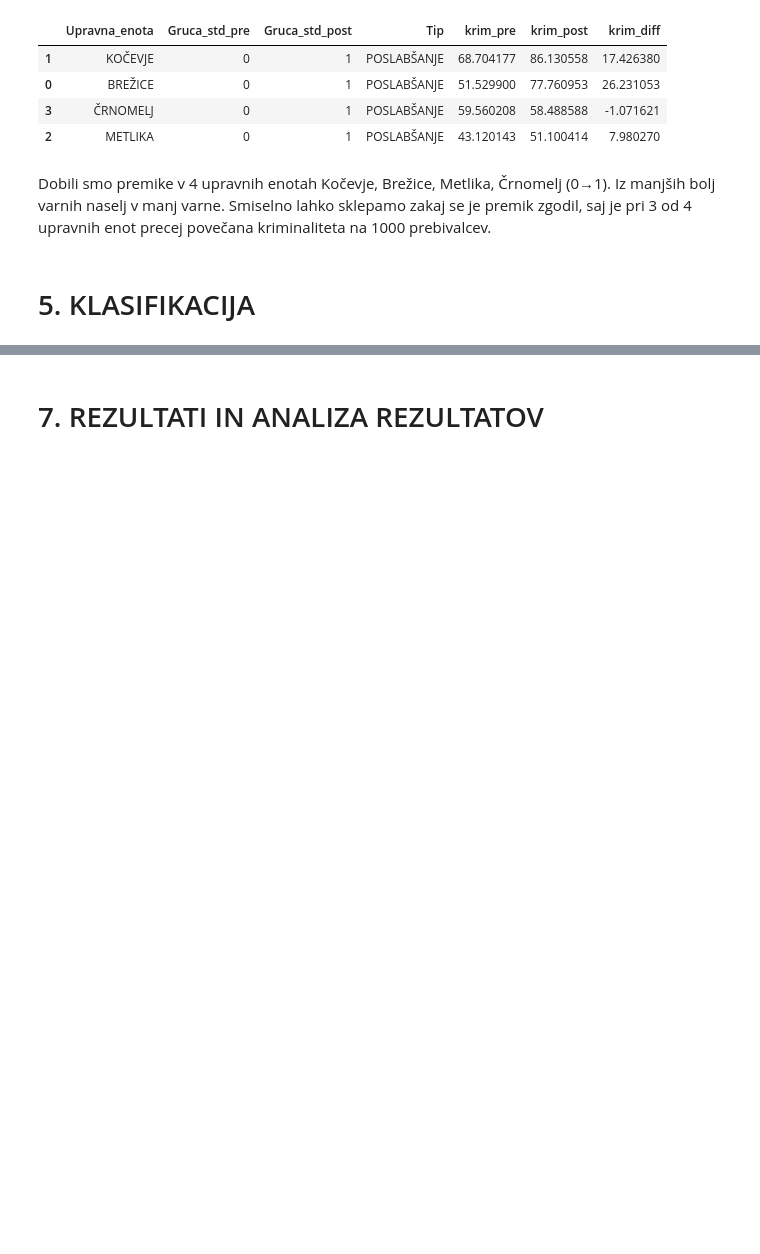
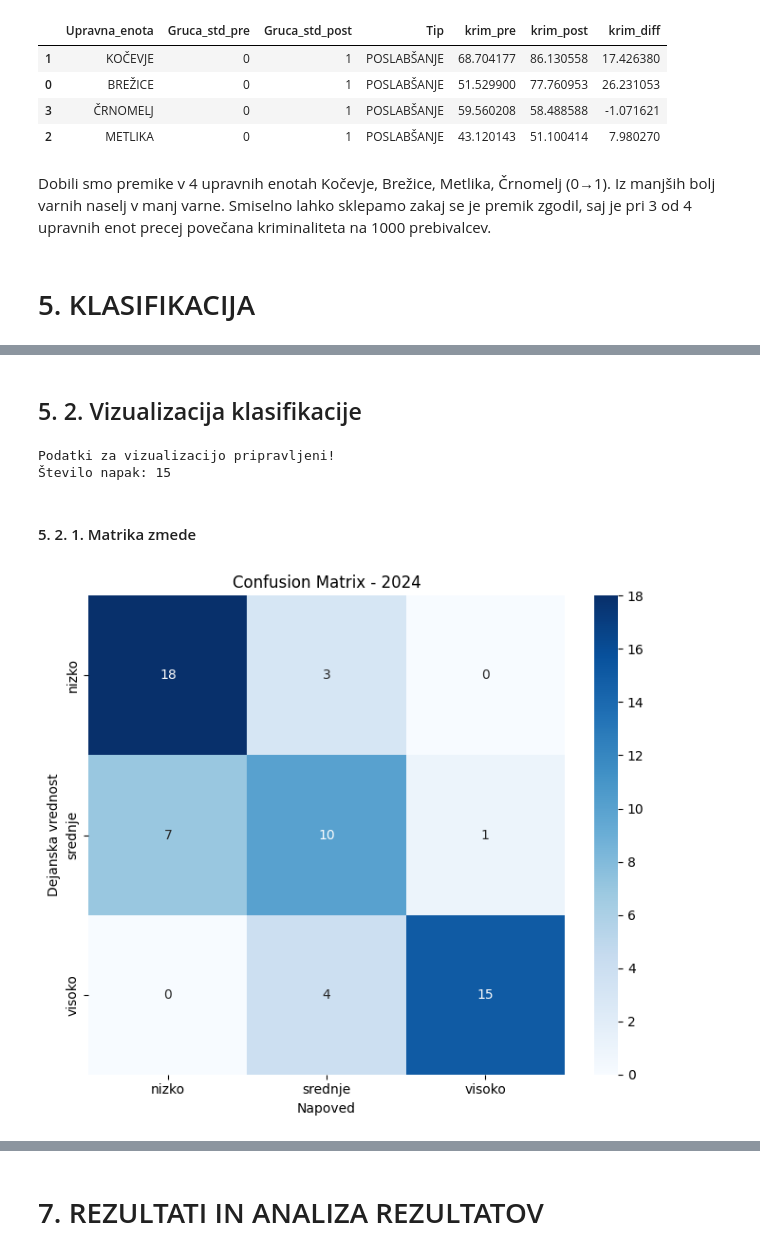
Before and after one commit to matijag13/kriminaliteta, a Jupyter notebook: ISSU_Projekt_Gusel.ipynb, the cells around one changed output, grey strips where cells are left out. Drawn from its saved outputs; the diff is of its cells as text; code cells hidden in the pictures; blank space fills up the shorter version.

```diff
--- a/ISSU_Projekt_Gusel.ipynb
+++ b/ISSU_Projekt_Gusel.ipynb
@@ -2335,0 +1233,2 @@ Zemljevid je ustvarjen! (Prikazujem spodaj)
+# %%
+df_klas = df_master.copy()
@@ -2335,0 +1252,6 @@ Zemljevid je ustvarjen! (Prikazujem spodaj)
+# %%
+df_klas["razred_tveganja"] = pd.qcut(
+    df_klas["kriminaliteta_na_1000_preb"],
+    q=3,
+    labels=["nizko", "srednje", "visoko"]
+)
@@ -2335,0 +1260,12 @@ Zemljevid je ustvarjen! (Prikazujem spodaj)
+# %%
+df_train = df_klas[df_klas["leto"] <= 2022]. copy()
+df_val = df_klas[df_klas["leto"] == 2023].copy()
+df_test = df_klas[df_klas["leto"] == 2024].copy()
+
+X_train, y_train = df_train[feature_klas], df_train["razred_tveganja"]
+X_val, y_val = df_val[feature_klas], df_val["razred_tveganja"]
+X_test, y_test = df_test[feature_klas], df_test["razred_tveganja"]
+
+print(f"Učna množica (2014-2022): {len(df_train)} zapisov")
+print(f"Validacijska množica (2023): {len(df_val)} zapisov")
+print(f"Testna množica (2024): {len(df_test)} zapisov")
@@ -2335,0 +1356,13 @@ Zemljevid je ustvarjen! (Prikazujem spodaj)
+# %%
+df_final_train = df_klas[df_klas["leto"] < 2024]
+X_final, y_final = df_final_train[feature_klas], df_final_train["razred_tveganja"]
+
+final_model = RandomForestClassifier(n_estimators=100, random_state=123)
+final_model. fit(X_final, y_final)
+y_pred_2024 = final_model.predict(X_test)
+
+print(f"Accuracy za 2024: {accuracy_score(y_test, y_pred_2024):.3f}")
+print(f"F1-macro za 2024: {f1_score(y_test, y_pred_2024, average='macro'):.3f}")
+
+print("\nClassification Report:")
+print(classification_report(y_test, y_pred_2024))
@@ -2335,0 +1433,33 @@ Zemljevid je ustvarjen! (Prikazujem spodaj)
+# %% [markdown]
+## 5. 2. Vizualizacija klasifikacije
+# %%
+importances = pd.DataFrame({
+    "feature": feature_klas,
+    "importance":  final_model.feature_importances_
+}).sort_values("importance", ascending=True)
+
+# Analiza napak
+df_errors = df_test[df_test["pravilno"] == False]
+error_summary = df_test.groupby("razred_tveganja")["pravilno"].agg(["sum", "count"])
+error_summary["accuracy"] = error_summary["sum"] / error_summary["count"]
+
+print("Podatki za vizualizacijo pripravljeni!")
+print(f"Število napak: {len(df_errors)}")
+# %% [output]
+Podatki za vizualizacijo pripravljeni!
+Število napak: 15
+# %% [markdown]
+#### 5. 2. 1. Matrika zmede
+# %%
+plt.figure(figsize=(7, 6))
+cm = confusion_matrix(y_test, y_pred_2024, labels=["nizko", "srednje", "visoko"])
+sns.heatmap(cm, annot=True, fmt="d", cmap="Blues",
+            xticklabels=["nizko", "srednje", "visoko"],
+            yticklabels=["nizko", "srednje", "visoko"])
+plt.xlabel("Napoved")
+plt.ylabel("Dejanska vrednost")
+plt.title("Confusion Matrix - 2024")
+plt.tight_layout()
+plt.show()
+# %% [output]
+[figure, added]
```
Also changed, not shown: parts of 105 cells of this notebook.
